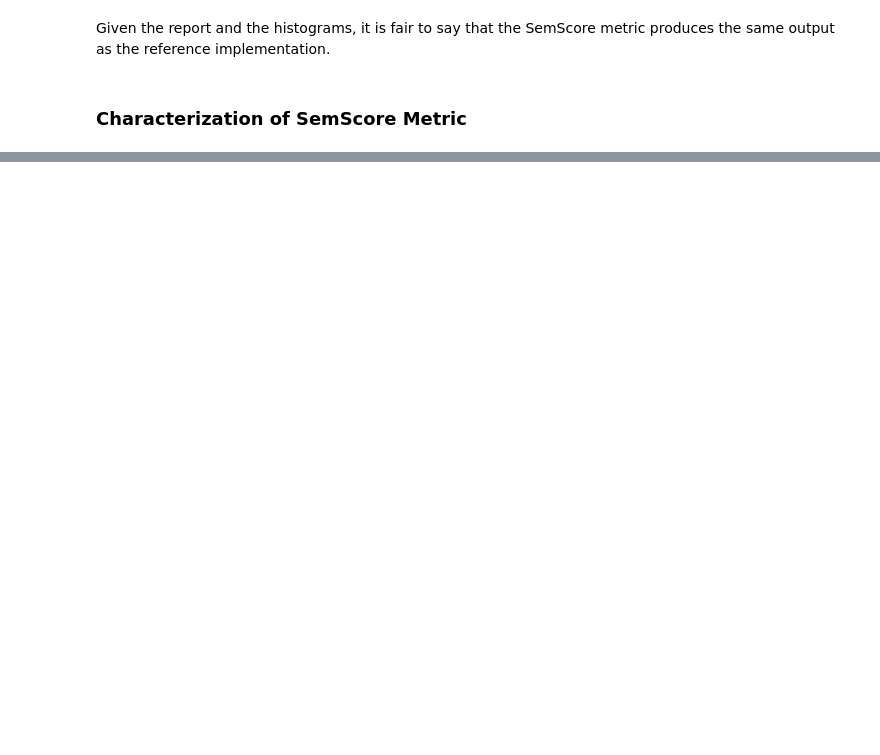
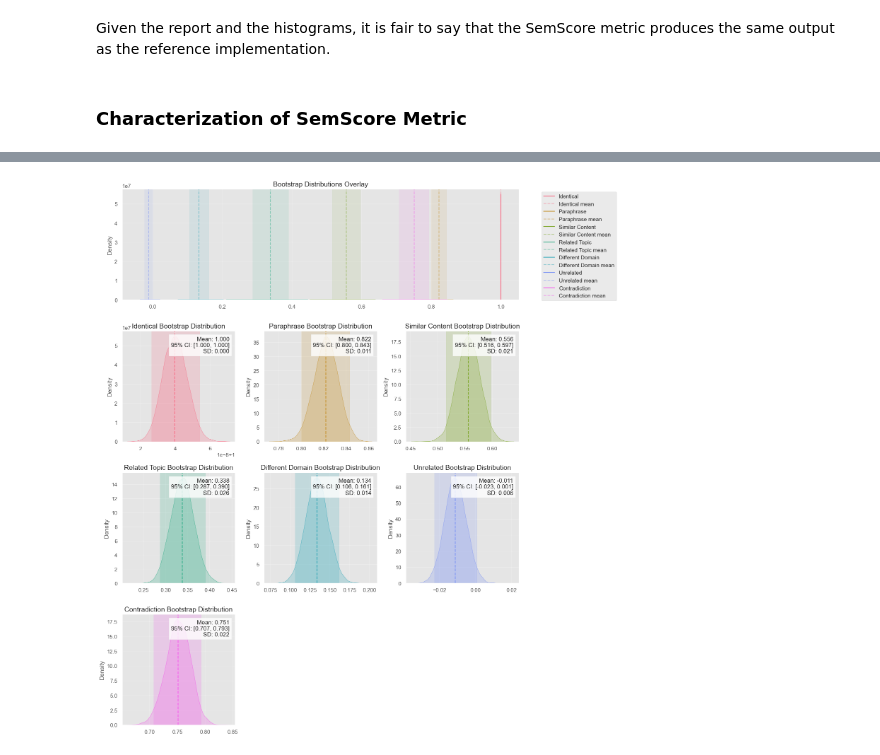
Before and after one commit to Austin-Routt/semscore-dspy, a Jupyter notebook: example.ipynb, the cells around one changed output, grey strips where cells are left out. Saved outputs shown, nothing was run; the diff lists cells and outputs as text; code cells hidden in the pictures; blank space fills up the shorter version.

Commit message:
Characterization Update

```diff
--- a/example.ipynb
+++ b/example.ipynb
@@ -112,0 +192,13 @@ Given the report and the histograms, it is fair to say that the SemScore metric
+# %%
+# Create output directory
+output_dir = Path('semscore_characterization_results')
+output_dir.mkdir(exist_ok=True)
+
+# Initialize visualizer with output directory
+visualizer = SemScoreVisualizer(
+    output_dir=str(output_dir),
+    figsize=(12, 8),
+    dpi=300
+)
+
+print(f"Output directory created: {output_dir}")
@@ -112,0 +689,70 @@ Given the report and the histograms, it is fair to say that the SemScore metric
+# %%
+# Detailed Bootstrap Distribution Analysis
+# Create subplot grid for individual bootstrap distributions
+n_cats = len(bootstrap_data)
+n_cols = 3
+n_rows = (n_cats - 1) // n_cols + 2  # +1 for overlay plot
+
+fig = plt.figure(figsize=(15, n_rows * 4))
+gs = plt.GridSpec(n_rows, n_cols)
+
+# Overlay plot (top row)
+ax_overlay = fig.add_subplot(gs[0, :])
+for idx, (category, dist) in enumerate(bootstrap_data.items()):
+    sns.kdeplot(data=dist,
+                label=category,
+                color=colors[idx])
+
+    # Add mean line and CI
+    mean = np.mean(dist)
+    ci = np.percentile(dist, [2.5, 97.5])
+    ax_overlay.axvline(mean, color=colors[idx], linestyle='--', alpha=0.5,
+                      label=f'{category} mean')
+    ax_overlay.axvspan(ci[0], ci[1], color=colors[idx], alpha=0.1)
+
+ax_overlay.set_title('Bootstrap Distributions Overlay')
+ax_overlay.legend(bbox_to_anchor=(1.05, 1), loc='upper left')
+ax_overlay.grid(True, alpha=0.3)
+
+# Individual distribution plots
+for idx, (category, dist) in enumerate(bootstrap_data.items()):
+    row = 1 + idx // n_cols
+    col = idx % n_cols
+
+    ax = fig.add_subplot(gs[row, col])
+
+    # Plot distribution
+    sns.kdeplot(data=dist, color=colors[idx], fill=True)
+
+    # Add mean and CI lines
+    mean = np.mean(dist)
+    ci = np.percentile(dist, [2.5, 97.5])
+
+    ax.axvline(mean, color=colors[idx], linestyle='--',
+               label=f'Mean: {mean:.3f}')
+    ax.axvspan(ci[0], ci[1], color=colors[idx], alpha=0.2,
+               label=f'95% CI')
+
+    # Add statistical annotations
+    stats_text = (f'Mean: {mean:.3f}\n'
+                 f'95% CI: [{ci[0]:.3f}, {ci[1]:.3f}]\n'
+                 f'SD: {np.std(dist):.3f}')
+
+    ax.text(0.95, 0.95, stats_text,
+            transform=ax.transAxes,
+            verticalalignment='top',
+            horizontalalignment='right',
+            bbox=dict(facecolor='white', alpha=0.8))
+
+    ax.set_title(f'{category} Bootstrap Distribution')
+    ax.grid(True, alpha=0.3)
+
+plt.tight_layout()
+plt.savefig(figures_dir / 'bootstrap_distributions_detailed.png',
+            dpi=300, bbox_inches='tight')
+plt.show()
+plt.close()
+
+print(f"Detailed bootstrap analysis saved to {figures_dir}/bootstrap_distributions_detailed.png")
+# %% [output]
+[figure, added]
```
Also changed, not shown: parts of 24 cells of this notebook, 26 other files.
